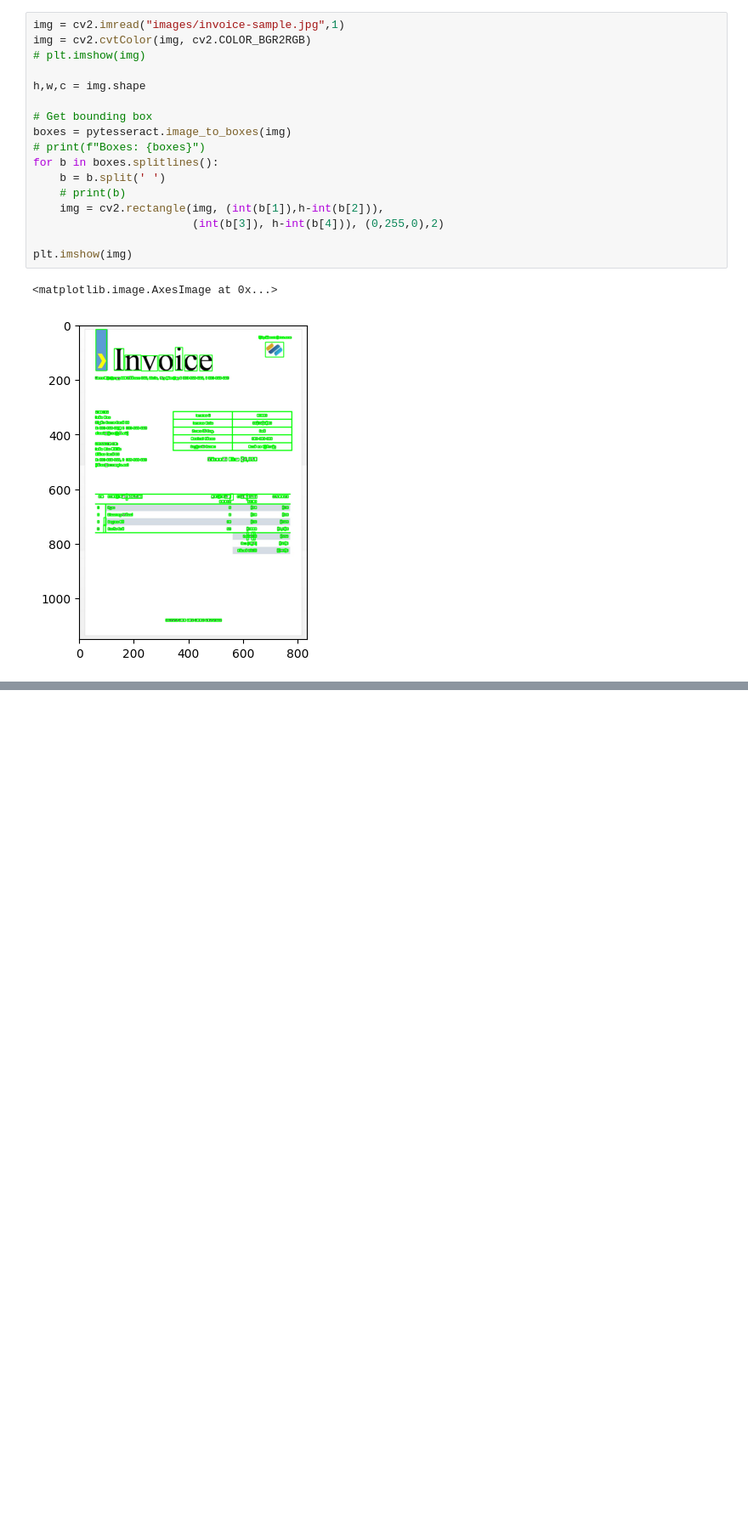
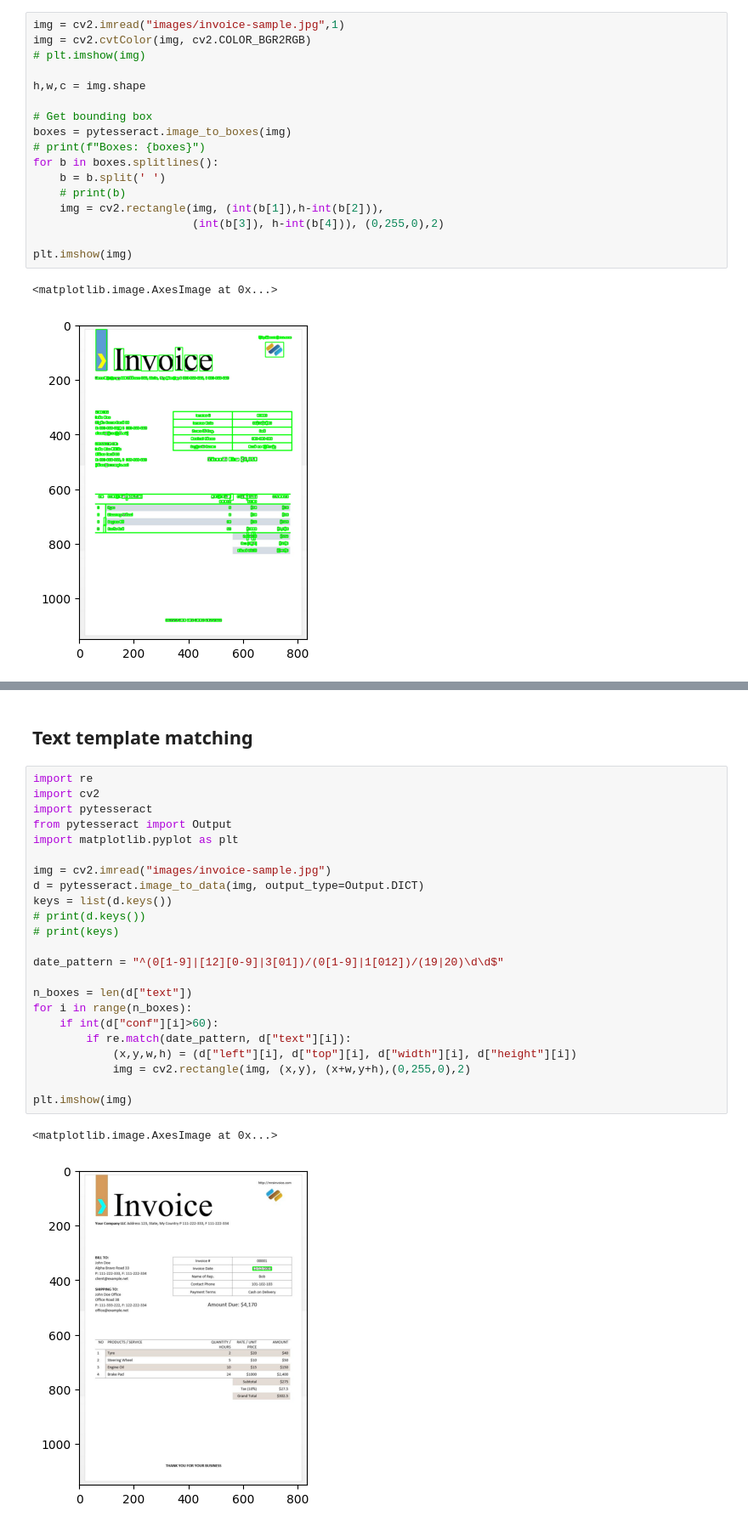
Before and after one commit to northpr/opencv_training, a Jupyter notebook: 02_ocr/02_ocr.ipynb, the cells around one changed output, grey strips where cells are left out. Shown at 85% size. Drawn from its saved outputs; the diff is of its cells as text; blank space fills up the shorter version.

```diff
--- a/02_ocr/02_ocr.ipynb
+++ b/02_ocr/02_ocr.ipynb
@@ -39,0 +189,28 @@ plt.imshow(img)
+# %% [markdown]
+## Text template matching
+# %%
+import re
+import cv2
+import pytesseract
+from pytesseract import Output
+import matplotlib.pyplot as plt
+
+img = cv2.imread("images/invoice-sample.jpg")
+d = pytesseract.image_to_data(img, output_type=Output.DICT)
+keys = list(d.keys())
+# print(d.keys())
+# print(keys)
+
+date_pattern = "^(0[1-9]|[12][0-9]|3[01])/(0[1-9]|1[012])/(19|20)\d\d$"
+
+n_boxes = len(d["text"])
+for i in range(n_boxes):
+    if int(d["conf"][i]>60):
+        if re.match(date_pattern, d["text"][i]):
+            (x,y,w,h) = (d["left"][i], d["top"][i], d["width"][i], d["height"][i])
+            img = cv2.rectangle(img, (x,y), (x+w,y+h),(0,255,0),2)
+
+plt.imshow(img)
+# %% [output]
+<matplotlib.image.AxesImage at 0x...>
+[figure, added]
```
Also changed, not shown: parts of 17 cells of this notebook, 2 other files.
